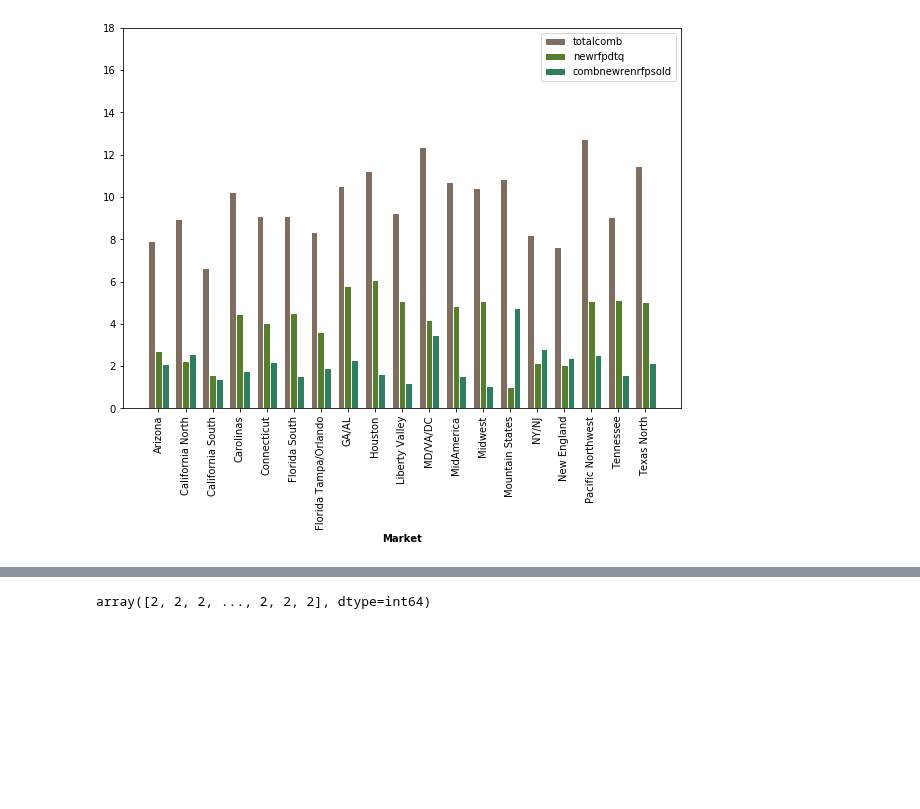
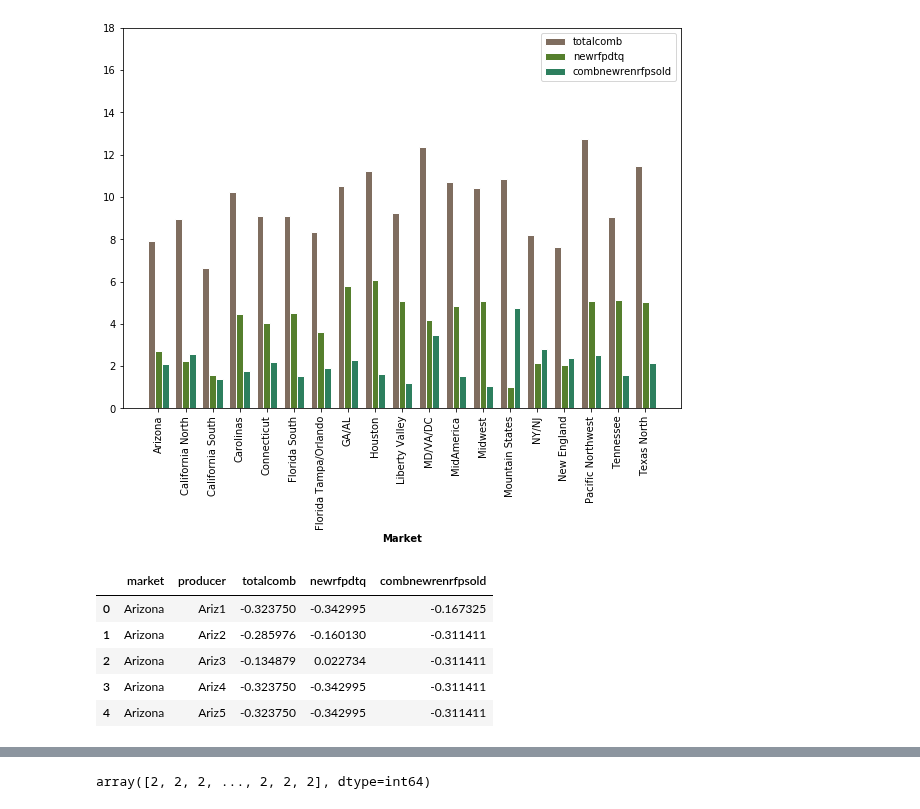
Before and after one commit to Ismail-therap/Unsupervised-ML-Customer-Segmentation-in-Python, a Jupyter notebook: Segmentation_in_Python.ipynb, the cells around one changed output, grey strips where cells are left out. Drawn from its saved outputs; the diff is of its cells as text; code cells hidden in the pictures; blank space fills up the shorter version.

```diff
--- a/Segmentation_in_Python.ipynb
+++ b/Segmentation_in_Python.ipynb
@@ -84,5 +84,16 @@ plt.legend()
 plt.show()
 # %% [output]
 [figure]
+# %%
+from sklearn.preprocessing import StandardScaler
+df[['totalcomb', 'newrfpdtq','combnewrenrfpsold']] = StandardScaler().fit_transform(df[['totalcomb', 'newrfpdtq','combnewrenrfpsold']])
+df.head()
+# %% [output]
+|  | market | producer | totalcomb | newrfpdtq | combnewrenrfpsold |
+| 0 | Arizona | Ariz1 | -0.323750 | -0.342995 | -0.167325 |
+| 1 | Arizona | Ariz2 | -0.285976 | -0.160130 | -0.311411 |
+| 2 | Arizona | Ariz3 | -0.134879 | 0.022734 | -0.311411 |
+| 3 | Arizona | Ariz4 | -0.323750 | -0.342995 | -0.311411 |
+| 4 | Arizona | Ariz5 | -0.323750 | -0.342995 | -0.311411 |
 # %%
 # Hiarchical Clustering
```
Also changed, not shown: parts of 4 cells of this notebook.
